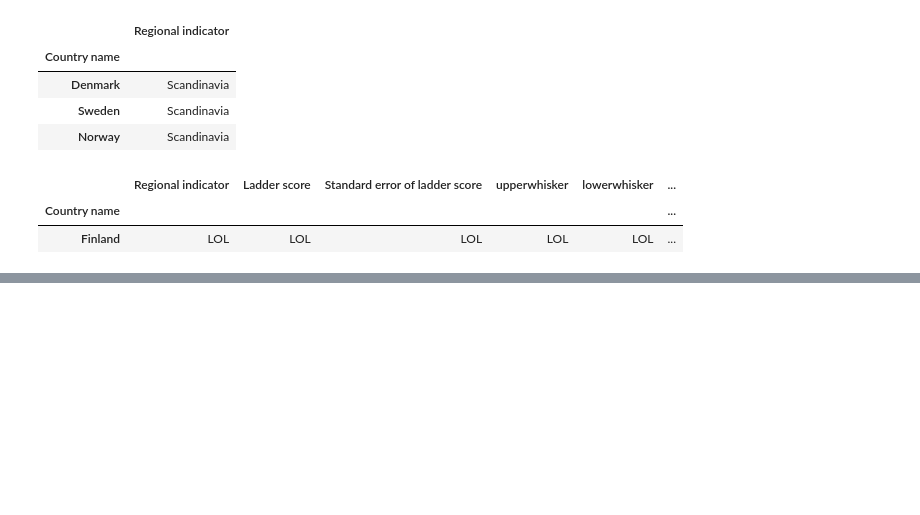
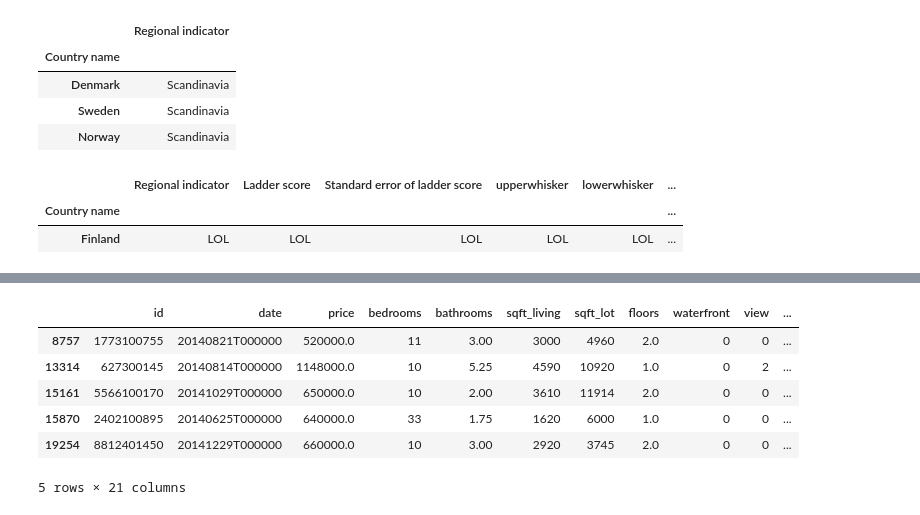
Before and after one commit to the-javascript-jedi/python-projects, a Jupyter notebook: colt-steele/data-analysis-visualization/s_10_updating_values/s_1_renaming_columns.ipynb, the cells around one changed output, grey strips where cells are left out. Saved outputs shown, nothing was run; the diff lists cells and outputs as text; code cells hidden in the pictures; blank space fills up the shorter version.

```diff
--- a/colt-steele/data-analysis-visualization/s_10_updating_values/s_1_renaming_columns.ipynb
+++ b/colt-steele/data-analysis-visualization/s_10_updating_values/s_1_renaming_columns.ipynb
@@ -287,0 +333,3 @@ countries.loc[["Finland","Denmark","Iceland","Sweden","Norway"]]
+# %%
+many_bedrooms=houses["bedrooms"]>=10
+many_bedrooms
@@ -287,0 +349,11 @@ countries.loc[["Finland","Denmark","Iceland","Sweden","Norway"]]
+# %%
+# houses.loc[many_bedrooms] is same as just houses
+houses.loc[many_bedrooms]
+# %% [output]
+|  | id | date | price | bedrooms | bathrooms | sqft_living | sqft_lot | floors | waterfront | view | ... |
+| 8757 | 1773100755 | 20140821T000000 | 520000.0 | 11 | 3.00 | 3000 | 4960 | 2.0 | 0 | 0 | ... |
+| 13314 | 627300145 | 20140814T000000 | 1148000.0 | 10 | 5.25 | 4590 | 10920 | 1.0 | 0 | 2 | ... |
+| 15161 | 5566100170 | 20141029T000000 | 650000.0 | 10 | 2.00 | 3610 | 11914 | 2.0 | 0 | 0 | ... |
+| 15870 | 2402100895 | 20140625T000000 | 640000.0 | 33 | 1.75 | 1620 | 6000 | 1.0 | 0 | 0 | ... |
+| 19254 | 8812401450 | 20141229T000000 | 660000.0 | 10 | 3.00 | 2920 | 3745 | 2.0 | 0 | 0 | ... |
+5 rows × 21 columns
```
Also changed, not shown: parts of 24 cells of this notebook.
